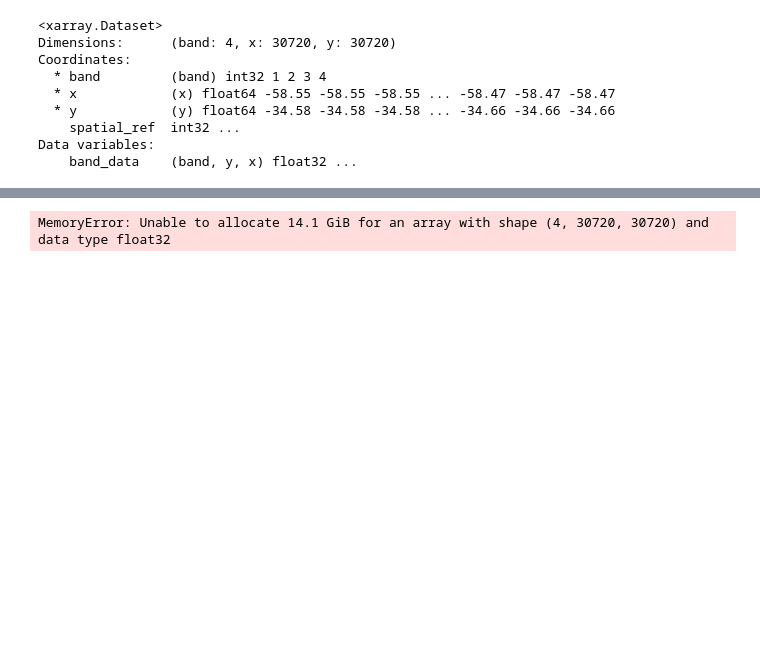
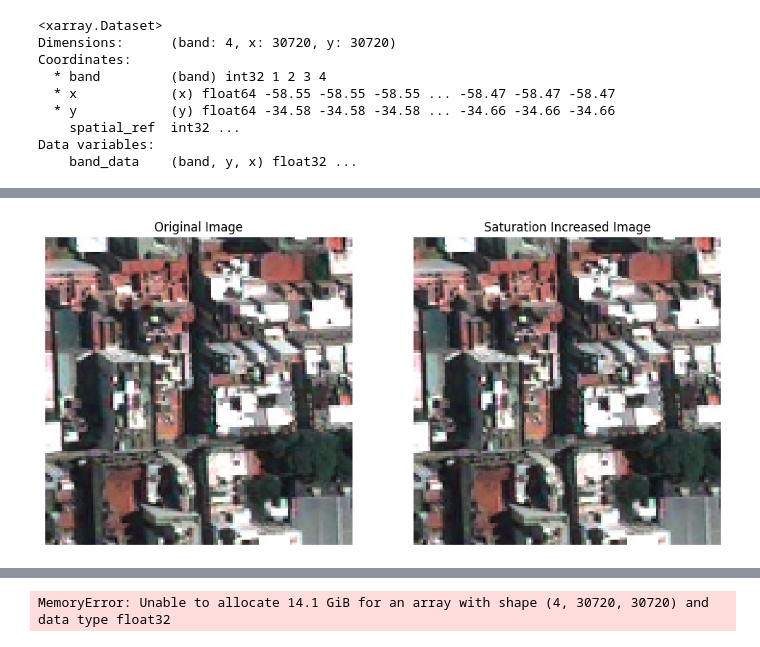
Before and after one commit to Queeno11/Satellite-Imagery-Income-Prediction, a Jupyter notebook: scripts/debug.ipynb, the cells around one changed output, grey strips where cells are left out. Drawn from its saved outputs; the diff is of its cells as text; code cells hidden in the pictures; blank space fills up the shorter version.

```diff
--- a/scripts/debug.ipynb
+++ b/scripts/debug.ipynb
@@ -44,0 +51,30 @@ Data variables:
+# %%
+import numpy as np
+from skimage import io, color
+import matplotlib.pyplot as plt
+
+imgs = np.load(r"D:\Maestría\Tesis\Repo\outputs\mobnet_v3_large_size256_tiles1_sample5_maybe_working_test_example_3_imgs.npy")
+img = imgs[2,:,:,:3]
+
+# Increase the saturation
+# You can adjust the factor to increase or decrease the saturation
+saturation_factor = 0.5 + np.random.rand() # You can adjust this value
+
+img_hsv = color.rgb2hsv(img) # hue-saturation-value
+img_hsv[:, :, 1] *= saturation_factor
+img_hsv[:, :, 1] = np.clip(img_hsv[:, :, 1], 0, 255)
+img = color.hsv2rgb(img_hsv)
+
+# Convert the image back to RGB color space
+
+# Display the original and the saturation increased image
+fig, axes = plt.subplots(1, 2, figsize=(12, 6))
+axes[0].imshow(img)
+axes[0].set_title('Original Image')
+axes[0].axis('off')
+axes[1].imshow(image_saturation_increased)
+axes[1].set_title('Saturation Increased Image')
+axes[1].axis('off')
+plt.show()
+# %% [output]
+[figure, added]
```
Also changed, not shown: parts of 2 cells of this notebook, 3 other files.
